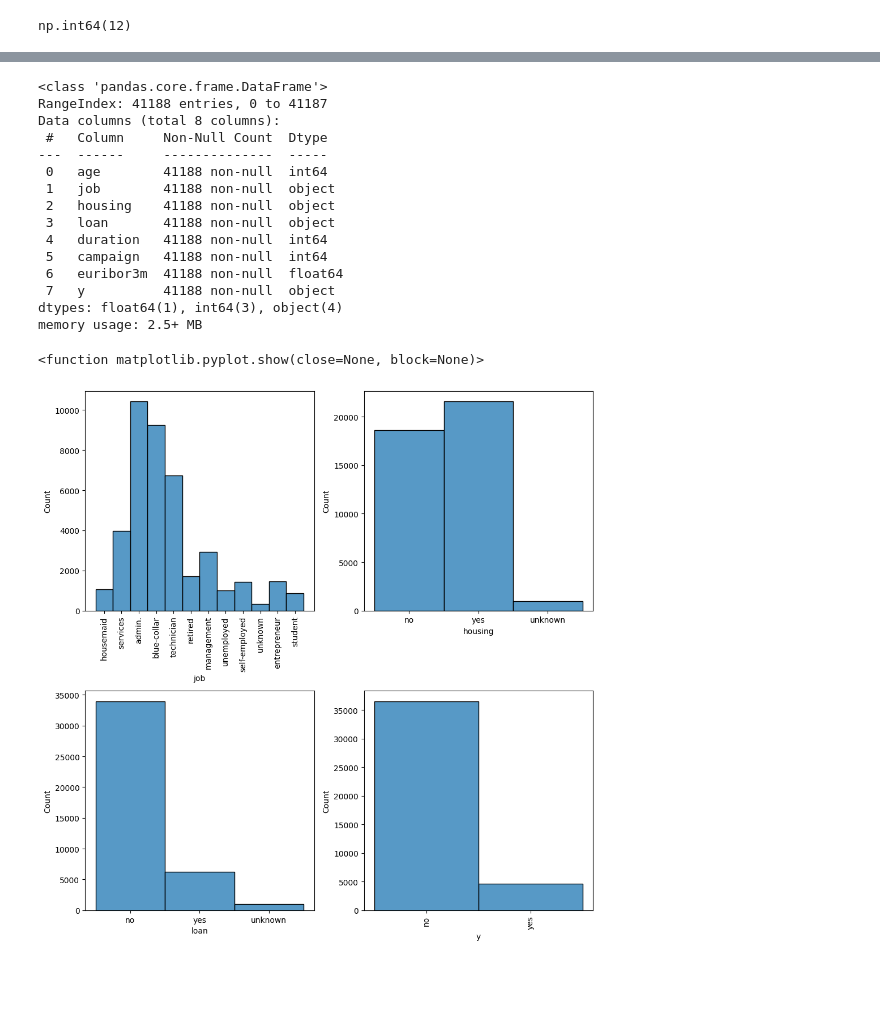
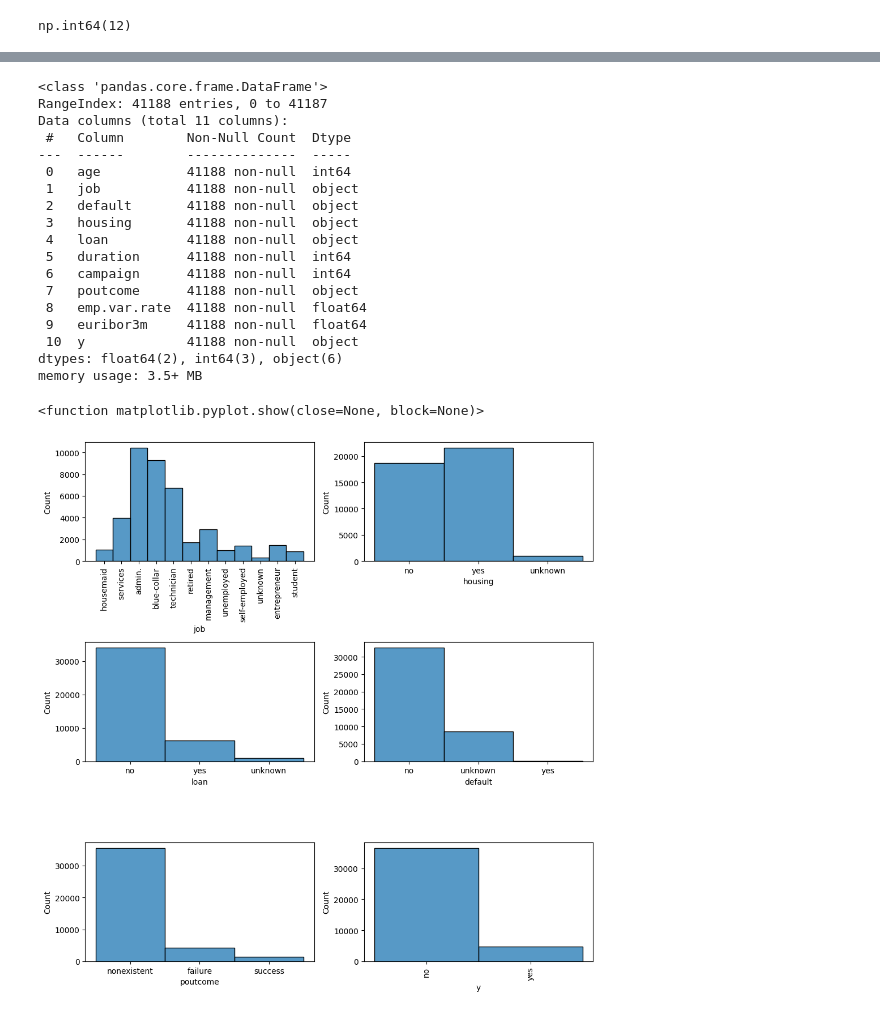
Before and after one commit to Estefaniagz/primer_ml, a Jupyter notebook: src/explore.ipynb, the cells around one changed output, grey strips where cells are left out. Drawn from its saved outputs; the diff is of its cells as text; code cells hidden in the pictures; blank space fills up the shorter version.

```diff
--- a/src/explore.ipynb
+++ b/src/explore.ipynb
@@ -56,7 +56,7 @@ df.duplicated().sum()
 np.int64(12)
 # %%
 #eliminar info irrelevante (columnas) y luego revisar de nuevo duplicados de columnas que necesite
-eliminar_columnas = ['marital', 'education', 'default', 'contact', 'month', 'day_of_week', 'pdays', 'previous', 'poutcome', 'emp.var.rate', 'cons.price.idx', 'cons.conf.idx', 'nr.employed']
+eliminar_columnas = ['marital', 'education', 'contact', 'month', 'day_of_week', 'pdays', 'previous', 'cons.price.idx', 'cons.conf.idx', 'nr.employed']
 df.drop(eliminar_columnas, axis=1, inplace=True)
 # %%
 df
@@ -79,42 +79,47 @@ df.info()
 # %% [output]
 <class 'pandas.core.frame.DataFrame'>
 RangeIndex: 41188 entries, 0 to 41187
-Data columns (total 8 columns):
- #   Column     Non-Null Count  Dtype
----  ------     --------------  -----
- 0   age        41188 non-null  int64
- 1   job        41188 non-null  object
- 2   housing    41188 non-null  object
- 3   loan       41188 non-null  object
- 4   duration   41188 non-null  int64
- 5   campaign   41188 non-null  int64
- 6   euribor3m  41188 non-null  float64
- 7   y          41188 non-null  object
-dtypes: float64(1), int64(3), object(4)
-memory usage: 2.5+ MB
+Data columns (total 11 columns):
+ #   Column        Non-Null Count  Dtype
+---  ------        --------------  -----
+ 0   age           41188 non-null  int64
+ 1   job           41188 non-null  object
+ 2   default       41188 non-null  object
+ 3   housing       41188 non-null  object
+ 4   loan          41188 non-null  object
+ 5   duration      41188 non-null  int64
+ 6   campaign      41188 non-null  int64
+ 7   poutcome      41188 non-null  object
+ 8   emp.var.rate  41188 non-null  float64
+ 9   euribor3m     41188 non-null  float64
+ 10  y             41188 non-null  object
+dtypes: float64(2), int64(3), object(6)
+memory usage: 3.5+ MB
 # %%
 #analisis univariante, categorico
 import matplotlib.pyplot as plt
 import seaborn as sns
 
 #creamos graficos, dos filas y tres columnas, tamaño de la figura 10x7
-fig, axis = plt.subplots(2,2, figsize=(10,10))
+fig, axis = plt.subplots(3,2, figsize=(10,10))
 
 #histogramas
-sns.histplot(ax= axis[0,0], data= df,x= 'job')
+sns.histplot(ax= axis[0,0], data= df,x= 'job') #trabajo
 axis[0,0].tick_params(axis='x', rotation=90) #girar eje x
-sns.histplot(ax= axis[0,1], data= df,x= 'housing')
-sns.histplot(ax= axis[1,0], data= df,x= 'loan')
-sns.histplot(ax= axis[1,1], data= df,x= 'y')
+sns.histplot(ax= axis[0,1], data= df,x= 'housing') #prestamo de vivienda
+sns.histplot(ax= axis[1,0], data= df,x= 'loan') #prestamo personal
+sns.histplot(ax= axis[1,1], data= df,x= 'default') #credito actualmente
+sns.histplot(ax= axis[2,0], data= df,x= 'poutcome') #marketing anterior
+sns.histplot(ax= axis[2,1], data= df,x= 'y') #variable predictora
 
 plt.xticks(rotation=90)
 
 #ajuste del grafico
 plt.tight_layout()
 
 plt.show
 # %% [output]
 <function matplotlib.pyplot.show(close=None, block=None)>
-[figure, old version]
+[figure, new version]
 # %%
 #analisis univariante, numericas
```
Also changed, not shown: parts of 4 cells of this notebook.
